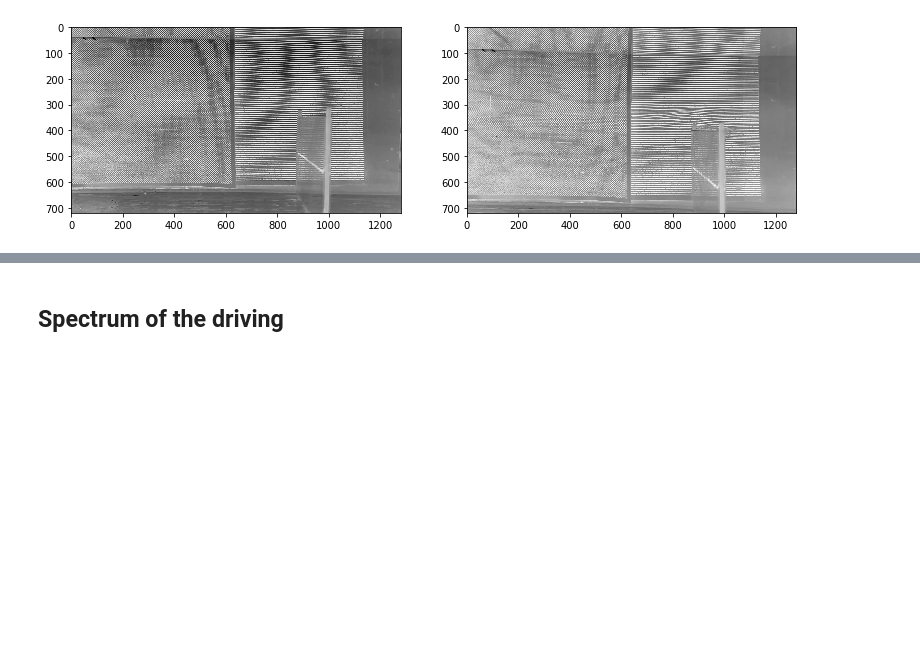
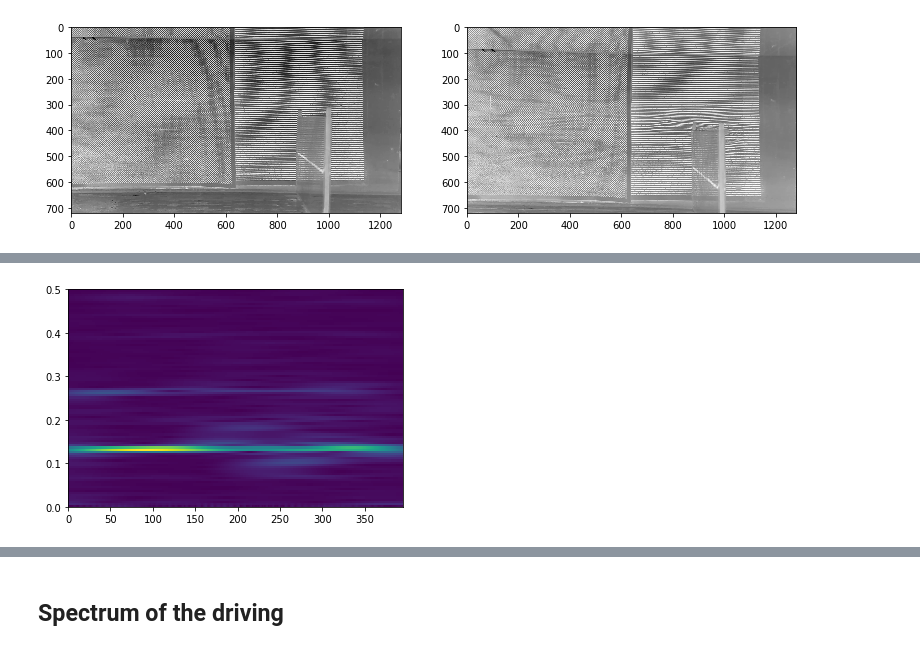
Before and after one commit to balintkaszas/boSchlieren, a Jupyter notebook: SlowRamp0421.ipynb, the cells around one changed output, grey strips where cells are left out. Drawn from its saved outputs; the diff is of its cells as text; code cells hidden in the pictures; blank space fills up the shorter version.

```diff
--- a/SlowRamp0421.ipynb
+++ b/SlowRamp0421.ipynb
@@ -38,0 +45,10 @@ ax2.imshow(imgcut, cmap='Greys')
+# %%
+from scipy import signal
+
+f, t, Zxx = signal.stft(imgref, 1, nperseg=200,noverlap=199, detrend='constant')
+
+f2, t2, Zxx2 = signal.stft(refref, 1, nperseg=200,noverlap=199, detrend='constant')
+plt.pcolormesh(t, f, np.abs(Zxx2-Zxx))
+asdd = np.argmax( np.abs(Zxx2-Zxx)[:,100])
+# %% [output]
+[figure, added]
```
Also changed, not shown: parts of 27 cells of this notebook, 48 other files.
